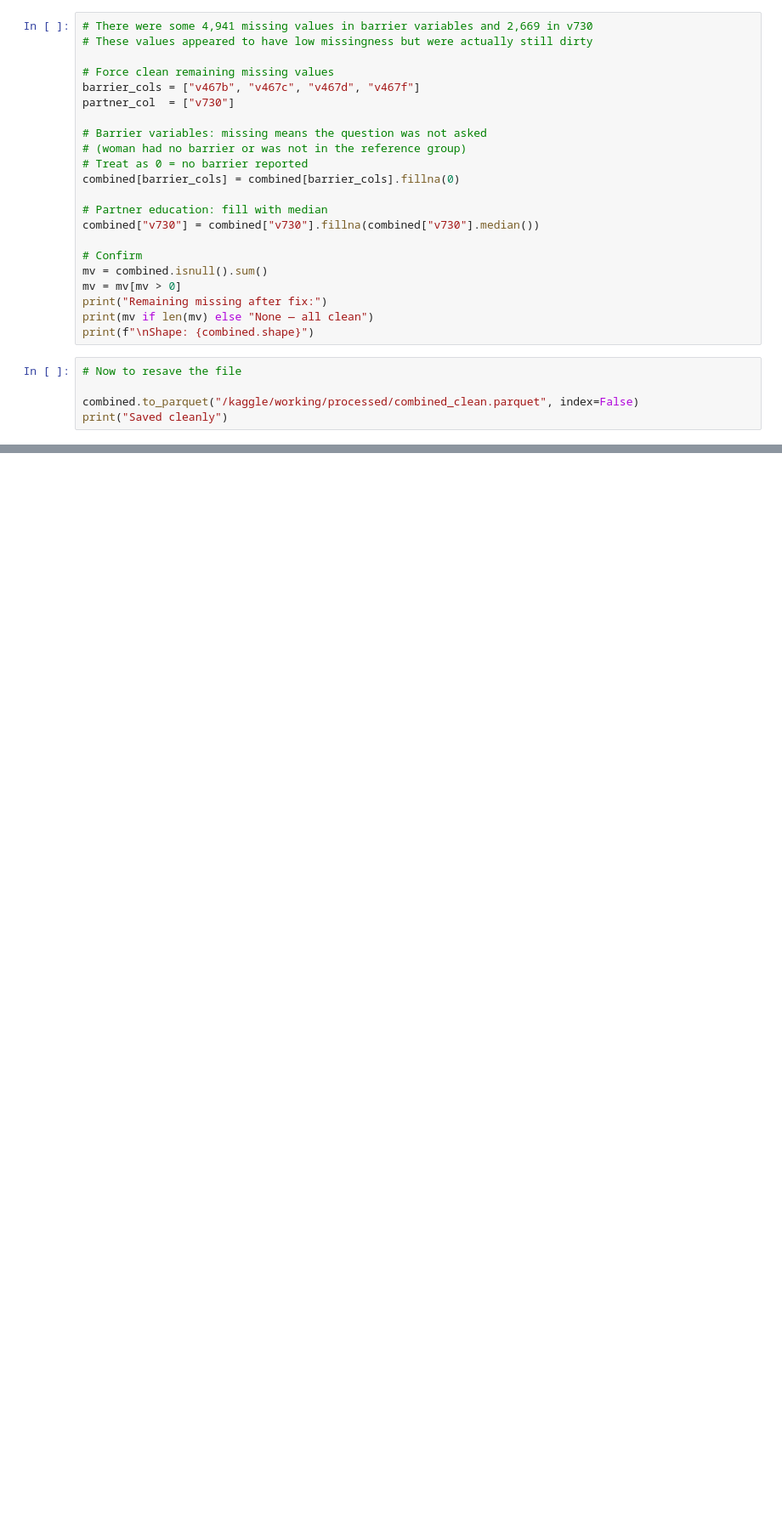
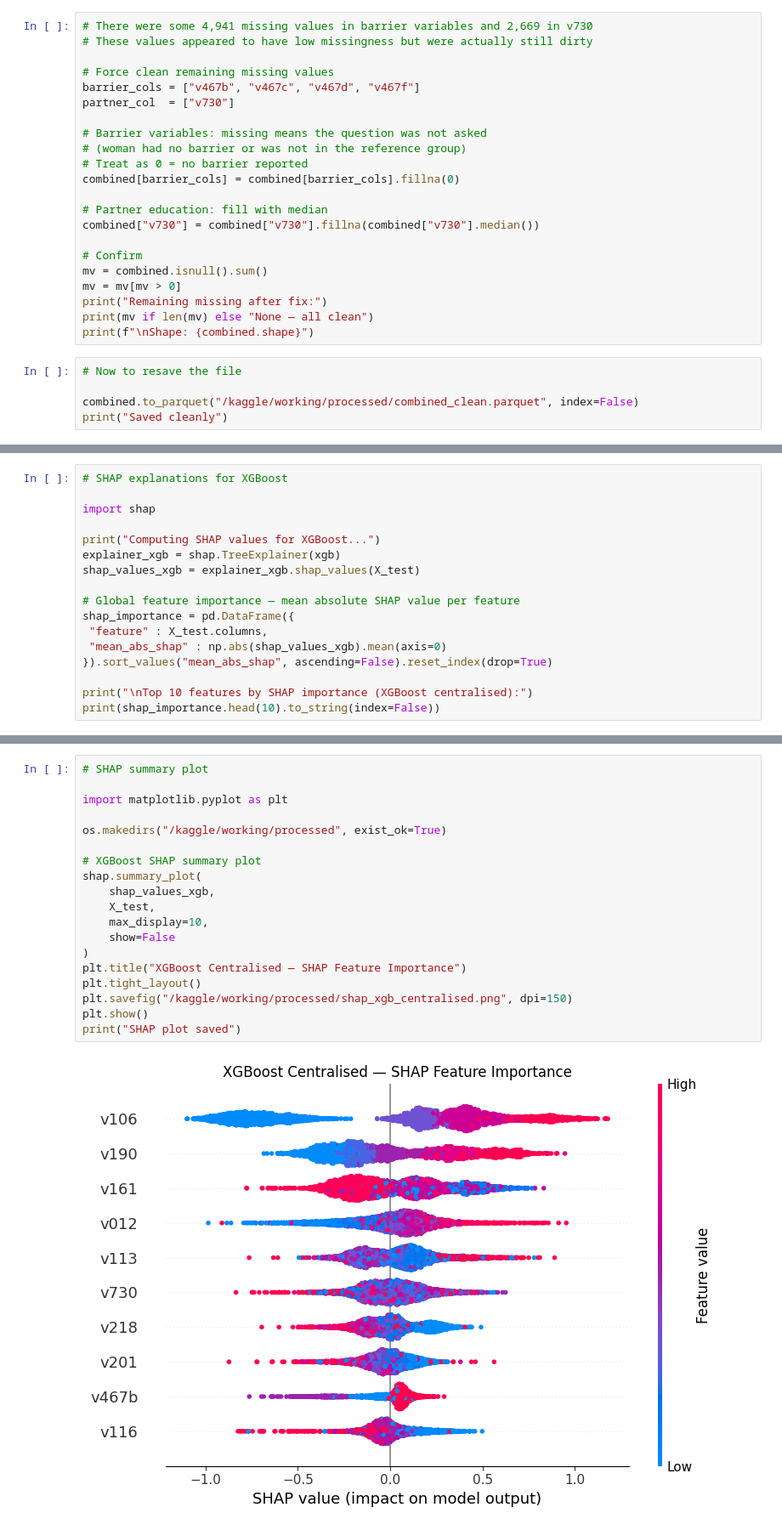
Before and after one commit to ProsperUkachi/Final-year-project, a Jupyter notebook: final-year-project (1).ipynb, the cells around one changed output, grey strips where cells are left out. Shown at 85% size. Drawn from its saved outputs; the diff is of its cells as text; blank space fills up the shorter version.

Commit message:
v4: Centralised baselines and SHAP benchmarks done

```diff
--- a/final-year-project (1).ipynb
+++ b/final-year-project (1).ipynb
@@ -640,0 +701,17 @@ Saved files:
+# %%
+# SHAP explanations for XGBoost
+
+import shap
+
+print("Computing SHAP values for XGBoost...")
+explainer_xgb = shap.TreeExplainer(xgb)
+shap_values_xgb = explainer_xgb.shap_values(X_test)
+
+# Global feature importance — mean absolute SHAP value per feature
+shap_importance = pd.DataFrame({
+ "feature" : X_test.columns,
+ "mean_abs_shap" : np.abs(shap_values_xgb).mean(axis=0)
+}).sort_values("mean_abs_shap", ascending=False).reset_index(drop=True)
+
+print("\nTop 10 features by SHAP importance (XGBoost centralised):")
+print(shap_importance.head(10).to_string(index=False))
@@ -640,0 +762,21 @@ Saved files:
+# %%
+# SHAP summary plot
+
+import matplotlib.pyplot as plt
+
+os.makedirs("/kaggle/working/processed", exist_ok=True)
+
+# XGBoost SHAP summary plot
+shap.summary_plot(
+    shap_values_xgb,
+    X_test,
+    max_display=10,
+    show=False
+)
+plt.title("XGBoost Centralised — SHAP Feature Importance")
+plt.tight_layout()
+plt.savefig("/kaggle/working/processed/shap_xgb_centralised.png", dpi=150)
+plt.show()
+print("SHAP plot saved")
+# %% [output]
+[figure, added]
```
Also changed, not shown: parts of 27 cells of this notebook.
